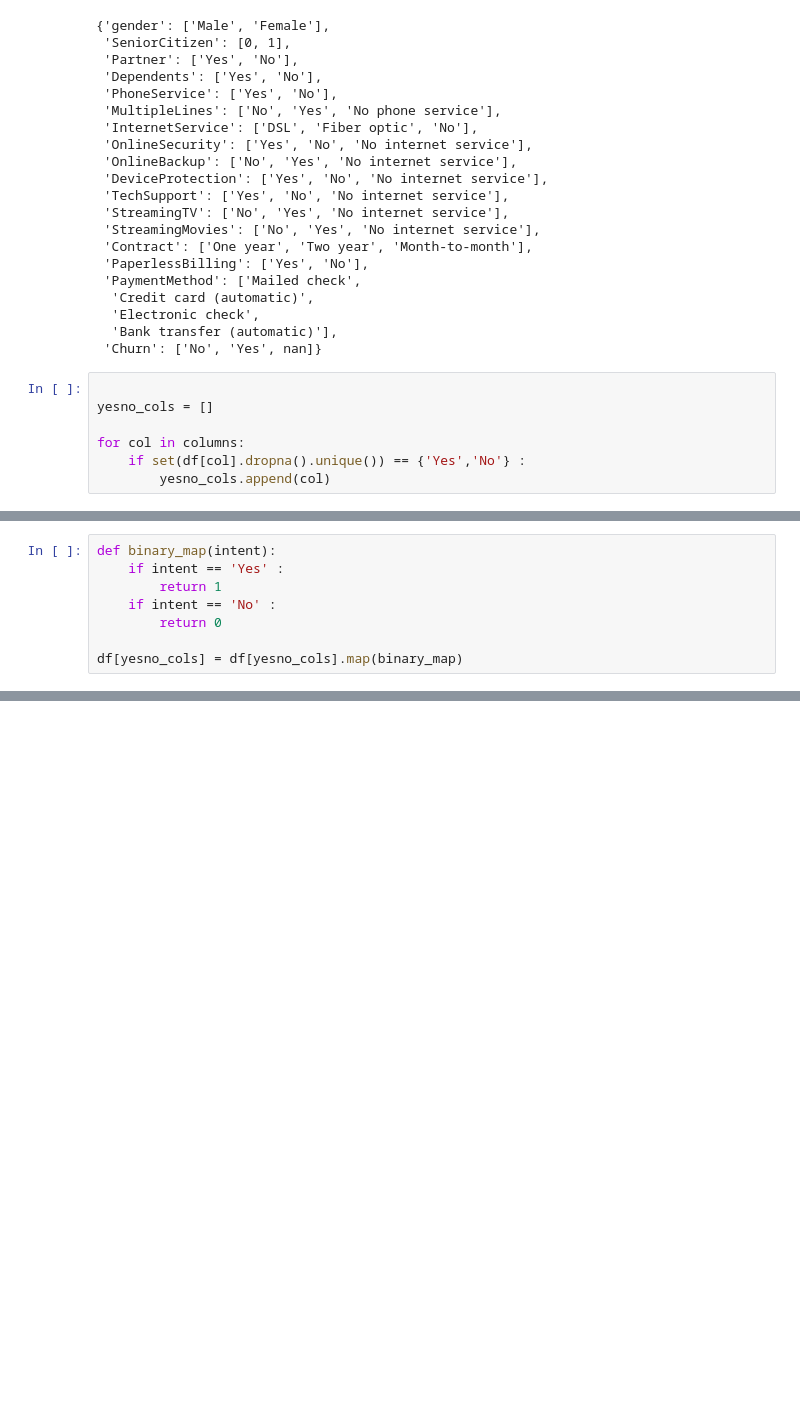
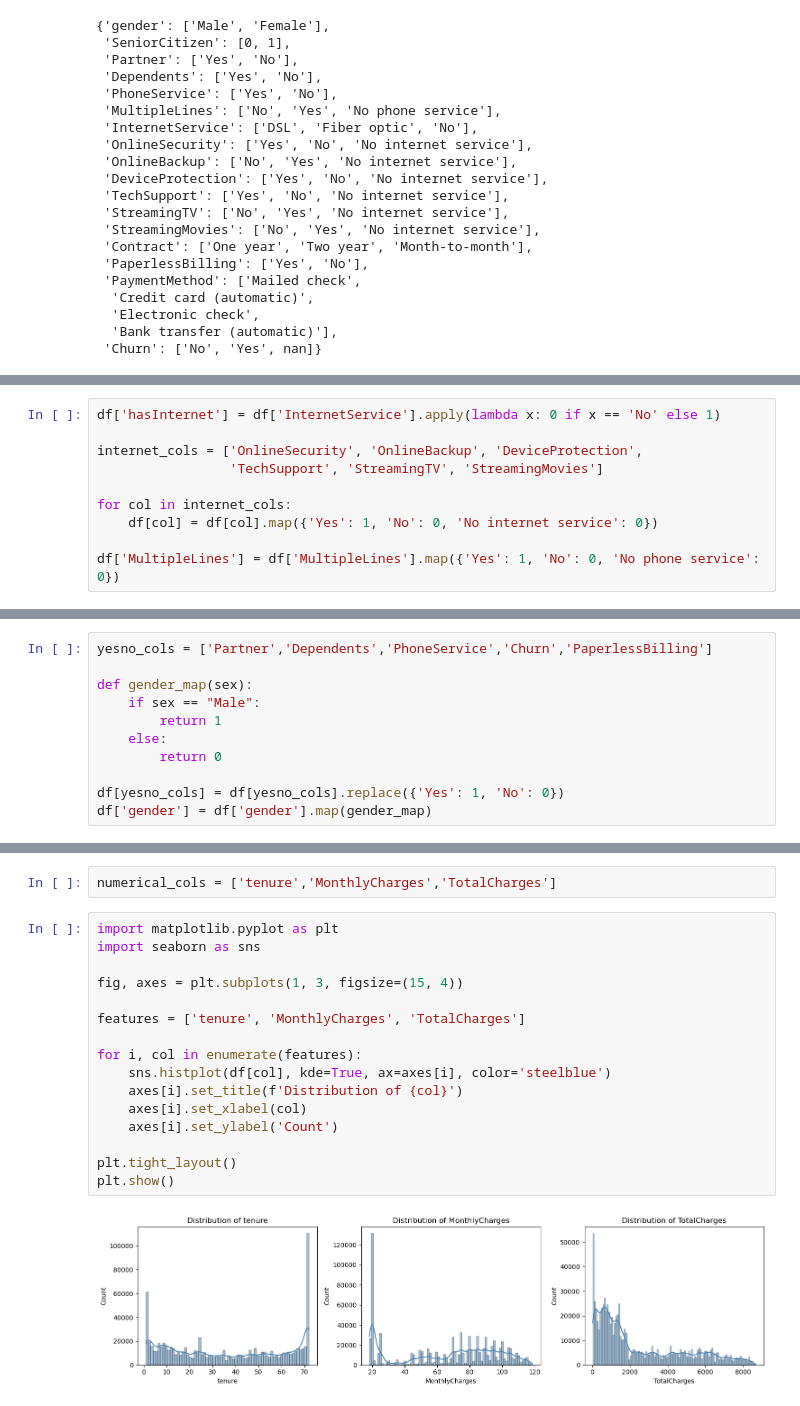
Before and after one commit to dehanf/Customer-Churn-Kaggle-comp, a Jupyter notebook: EDA/feature_encoding.ipynb, the cells around one changed output, grey strips where cells are left out. Cells and saved outputs as stored; diff of their text form; blank space fills up the shorter version.

```diff
--- a/EDA/feature_encoding.ipynb
+++ b/EDA/feature_encoding.ipynb
@@ -52,10 +52,3 @@ columns = [col for col in columns if col not in ['id', 'tenure','MonthlyCharges'
   'Electronic check',
   'Bank transfer (automatic)'],
  'Churn': ['No', 'Yes', nan]}
-# %%
-
-yesno_cols = []
-
-for col in columns:
-    if set(df[col].dropna().unique()) == {'Yes','No'} :
-        yesno_cols.append(col)
@@ -65,0 +55,10 @@ yesno_cols
+# %%
+df['hasInternet'] = df['InternetService'].apply(lambda x: 0 if x == 'No' else 1)
+
+internet_cols = ['OnlineSecurity', 'OnlineBackup', 'DeviceProtection',
+                 'TechSupport', 'StreamingTV', 'StreamingMovies']
+
+for col in internet_cols:
+    df[col] = df[col].map({'Yes': 1, 'No': 0, 'No internet service': 0})
+
+df['MultipleLines'] = df['MultipleLines'].map({'Yes': 1, 'No': 0, 'No phone service': 0})
@@ -66,8 +76,11 @@ yesno_cols
 # %%
-def binary_map(intent):
-    if intent == 'Yes' :
+yesno_cols = ['Partner','Dependents','PhoneService','Churn','PaperlessBilling']
+
+def gender_map(sex):
+    if sex == "Male":
         return 1
-    if intent == 'No' :
+    else:
         return 0
 
-df[yesno_cols] = df[yesno_cols].map(binary_map)
+df[yesno_cols] = df[yesno_cols].replace({'Yes': 1, 'No': 0})
+df['gender'] = df['gender'].map(gender_map)
@@ -83,0 +98,20 @@ dfc = df.drop(['tenure','MonthlyCharges','TotalCharges'],axis = 1).copy()
+# %%
+numerical_cols = ['tenure','MonthlyCharges','TotalCharges']
+# %%
+import matplotlib.pyplot as plt
+import seaborn as sns
+
+fig, axes = plt.subplots(1, 3, figsize=(15, 4))
+
+features = ['tenure', 'MonthlyCharges', 'TotalCharges']
+
+for i, col in enumerate(features):
+    sns.histplot(df[col], kde=True, ax=axes[i], color='steelblue')
+    axes[i].set_title(f'Distribution of {col}')
+    axes[i].set_xlabel(col)
+    axes[i].set_ylabel('Count')
+
+plt.tight_layout()
+plt.show()
+# %% [output]
+[figure, added]
```
Also changed, not shown: parts of 8 cells of this notebook, 5 other files.
